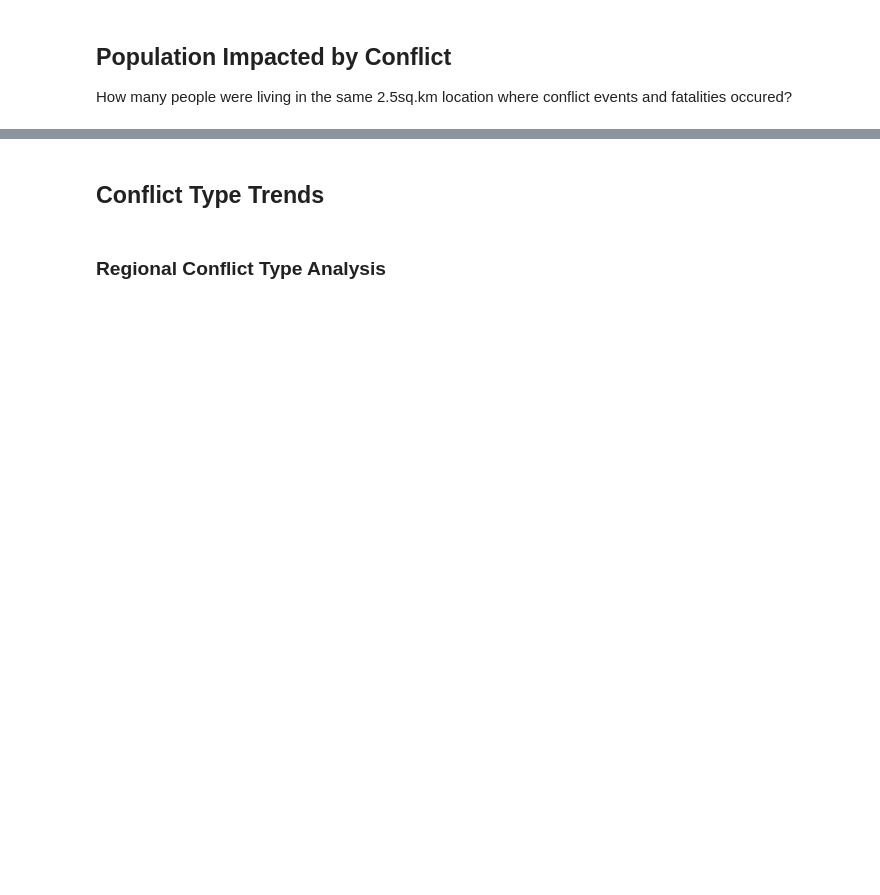
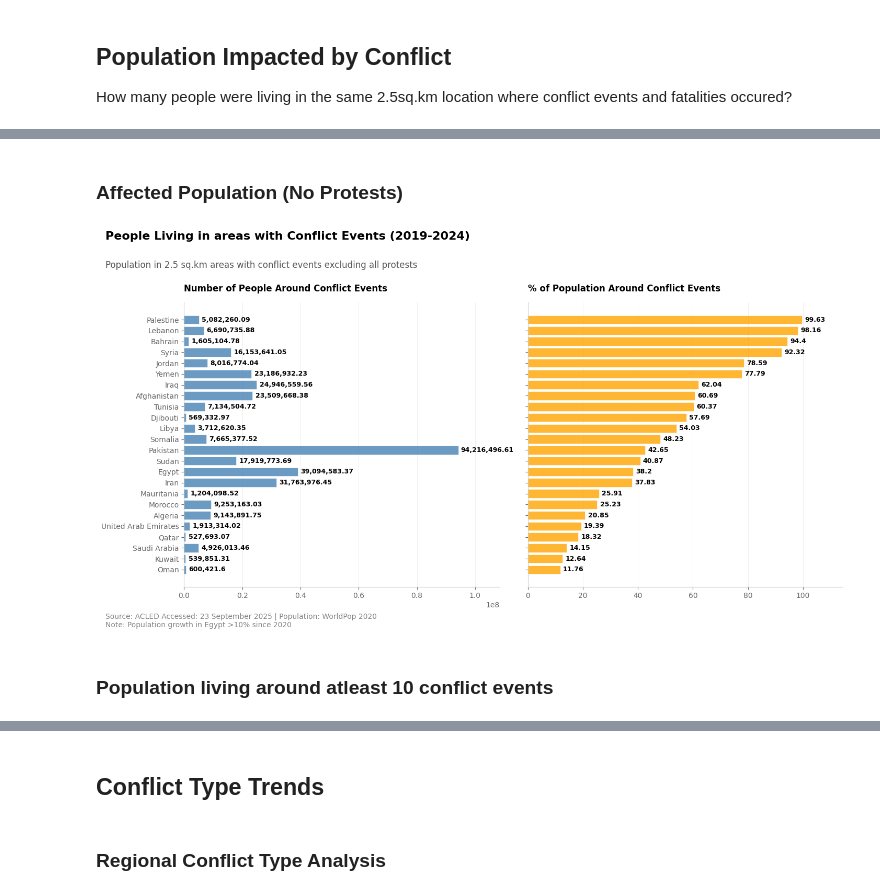
Before and after one commit to worldbank/MENA-FCV-economic-monitor, a Jupyter notebook: notebooks/conflict/acled.ipynb, the cells around one changed output, grey strips where cells are left out. Cells and saved outputs as stored; diff of their text form; code cells hidden in the pictures; blank space fills up the shorter version.

```diff
--- a/notebooks/conflict/acled.ipynb
+++ b/notebooks/conflict/acled.ipynb
@@ -432,0 +457,21 @@ The high affected population in Palestine could be because the WorldPop dataset
+# %% [markdown]
+### Affected Population (No Protests)
+# %%
+import altair as alt
+alt.data_transformers.enable('json')
+alt.renderers.enable('default')
+
+plot_dual_metrics_by_country(
+    data =merged_noprotest,
+    metrics_to_plot =['population', 'pc_population'],
+    metric_display_info = {'population': {'title': 'Number of People Around Conflict Events', 'color': 'steelblue'},
+                           'pc_population': {'title': '% of Population Around Conflict Events', 'color': 'orange'}},
+    sorting_metric = 'pc_population',
+    overall_title = 'People Living in areas with Conflict Events (2019-2024)',
+    chart_subtitle='Population in 2.5 sq.km areas with conflict events excluding all protests',
+    source_text = f'Source: ACLED Accessed: {extracted_date_formatted} | Population: WorldPop 2020 \nNote: Population growth in Egypt >10% since 2020'
+);
+# %% [output]
+[figure, added]
+# %% [markdown]
+### Population living around atleast 10 conflict events
```
Also changed, not shown: parts of 19 cells of this notebook, 1 other file.
